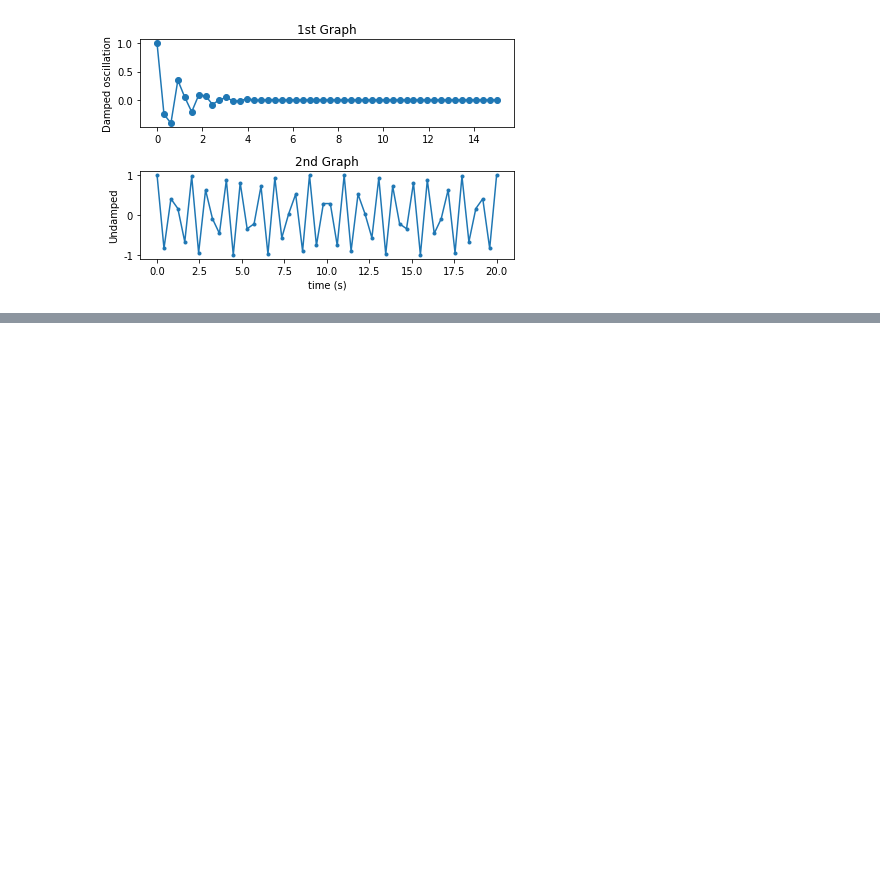
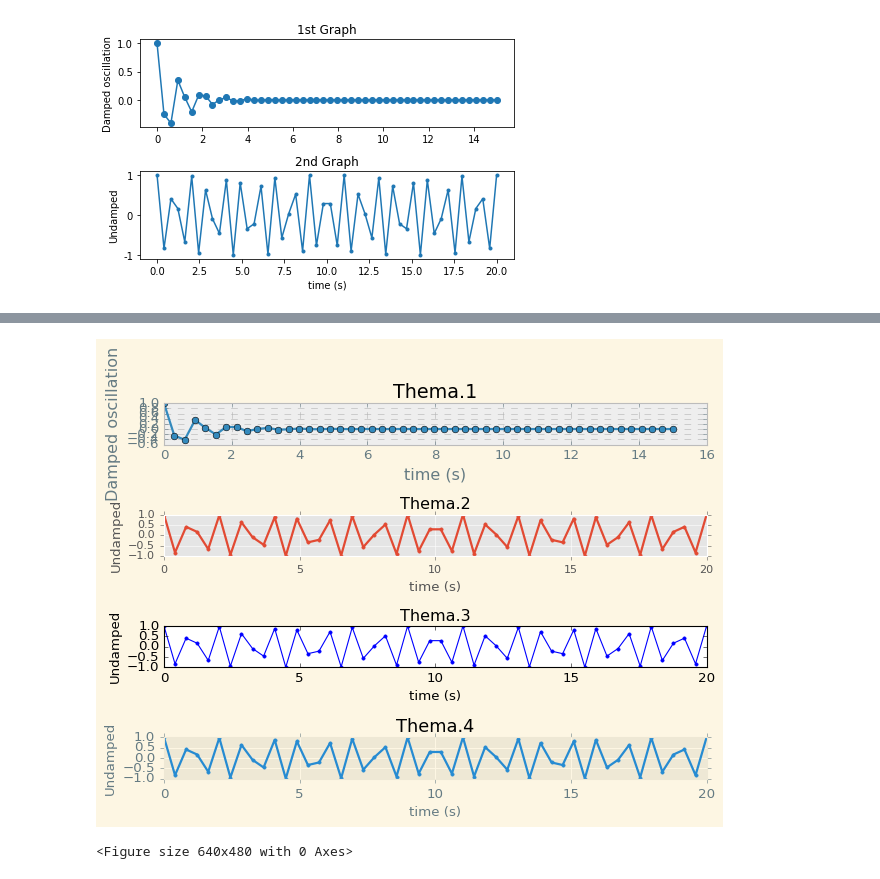
Before and after one commit to JGH94/python_MatplotLib, a Jupyter notebook: python_MatplotLib.ipynb, the cells around one changed output, grey strips where cells are left out. Cells and saved outputs as stored; diff of their text form; code cells hidden in the pictures; blank space fills up the shorter version.

```diff
--- a/python_MatplotLib.ipynb
+++ b/python_MatplotLib.ipynb
@@ -366,0 +374,49 @@ plt.show()
+# %%
+# 그래프 커스텀
+x1 = np.linspace(0.0, 15.0)
+x2 = np.linspace(0.0, 20.0)
+x3 = np.linspace(0.0, 15.0)
+x4 = np.linspace(0.0, 20.0)
+
+y1 = np.cos(2 * np.pi * x1) * np.exp(-x1)
+y2 = np.cos(2 * np.pi * x2)
+y3 = np.cos(2 * np.pi * x1) * np.exp(-x1)
+y4 = np.cos(2 * np.pi * x2)
+
+plt.style.use('bmh')
+plt.subplot(4, 1, 1)
+plt.plot(x1, y1, 'o-')
+plt.title('Thema.1')
+plt.xlabel('time (s)')
+plt.ylabel('Damped oscillation')
+
+plt.style.use('ggplot')
+plt.subplot(4, 1, 2)
+plt.plot(x2, y2, '.-')
+plt.title('Thema.2')
+plt.xlabel('time (s)')
+plt.ylabel('Undamped')
+
+plt.style.use('classic')
+plt.subplot(4, 1, 3)
+plt.plot(x2, y2, '.-')
+plt.title('Thema.3')
+plt.xlabel('time (s)')
+plt.ylabel('Undamped')
+
+
+plt.style.use('Solarize_Light2')
+plt.subplot(4, 1, 4)
+plt.plot(x2, y2, '.-')
+plt.title('Thema.4')
+plt.xlabel('time (s)')
+plt.ylabel('Undamped')
+
+#plt.rcParams['figure.figsize'] = (6, 3) 그래프 크기조절
+#plt.rcParams['font.size'] = 12 폰트 크기 조절
+
+plt.tight_layout()
+plt.show()
+# %% [output]
+[figure, added]
+<Figure size 640x480 with 0 Axes>
```
Also changed, not shown: parts of 2 cells of this notebook.
